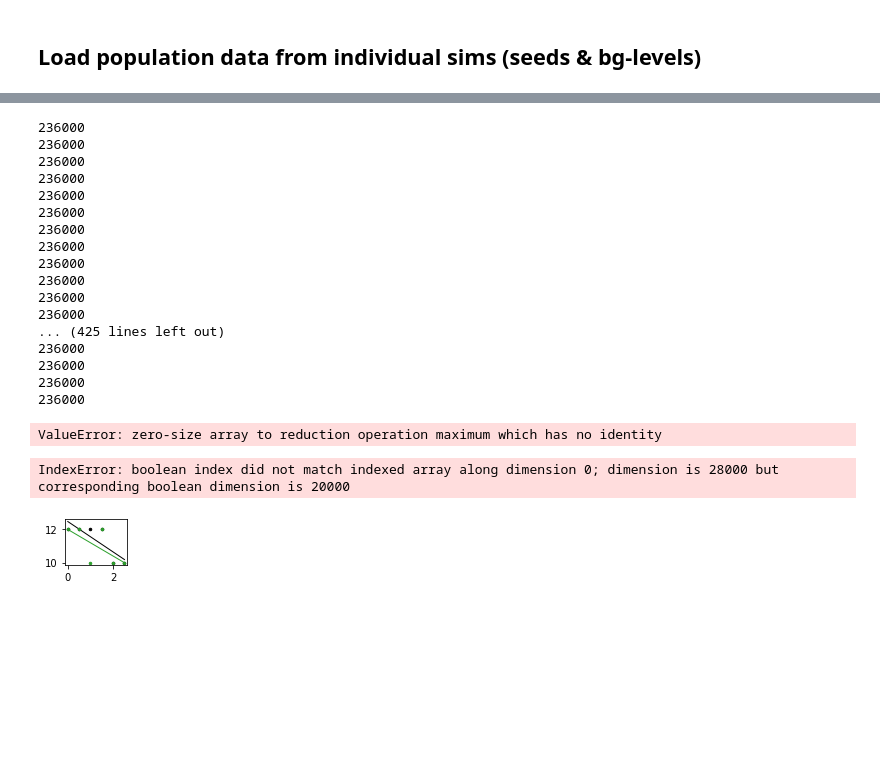
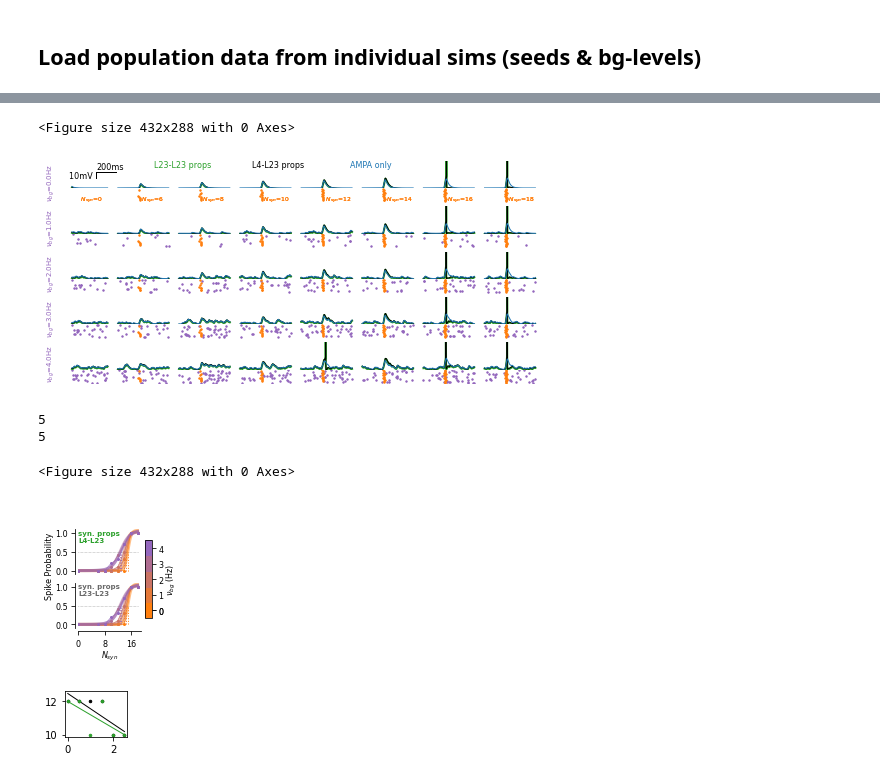
Before and after one commit to yzerlaut/zinc-NMDA-modulation, a Jupyter notebook: Sensitivity_to_Background_Modulation.ipynb, the cells around one changed output, grey strips where cells are left out. Cells and saved outputs as stored; diff of their text form; code cells hidden in the pictures; blank space fills up the shorter version.

```diff
--- a/Sensitivity_to_Background_Modulation.ipynb
+++ b/Sensitivity_to_Background_Modulation.ipynb
@@ -122,41 +103,53 @@ RESP_ACTIVE_PER_STIM
+# %%
+%run bash/load_batch_simulations.py
+RESP_ACTIVE = build_full_dataset(key='active',
+                                 folder = os.path.join('data', 'bg-modul'),
+                                 filename_only=True)
+# %%
+%run plots/plot_single_sim_bg_data.py
+# from datavyz import graph_env_dark_notebook as ge
+# props = {'NSTIMs':None,#[0, 6, 8, 10, 12, 14],
+#          'alphaZn':[0.45, 0.45],
+#          'syn_location':5, 'stimseeds':[0], 'figsize':(2.5,.1), 'view':[-300,450], 'shift':100}
+
+%run plots/plot_single_sim_bg_data.py
+props = {'NSTIMs':None,
+         'alphaZn':[0.45, 0.45],
+         'syn_location':5, 'stimseeds':[0], 'seeds':[0],
+         'with_ampa_only':True,
+         'LWS':[2,1,1], 'COLORS':[ge.green, 'k'],
+         'LABELS':['L23-L23 props', 'L4-L23 props', 'AMPA only'],
+         'bar_scale_args':dict(Xbar = 200, Xbar_label='200ms', Ybar = 10, Ybar_label='10mV ', loc=(0.08,0.6), orientation='right-bottom'),
+         'figsize':(2.8,.1), 'view':[-200,300], 'shift':100, 'VLIM':[-76,-30]}
+
+fig = plot_single_sim_bg_data(RESP_ACTIVE, ge, bg_levels=[0.,1,2,3,4], **props)
+fig.savefig(os.path.join('figures', 'bg-dep-active-full-example-single-trial.png'), dpi=300)
+# %% [output]
+<Figure size 432x288 with 0 Axes>
+[figure, added]
 # %%
 %run bash/load_batch_simulations.py
 RESP_ACTIVE_PER_STIM = build_full_dataset_per_stim(key='active',
-                                                   with_Vm_trace=False,
-                                                   filename_only=True,
-                                                   folder='D:')
+                                                   with_Vm_trace=True,
+                                                   folder = os.path.join('data', 'bg-modul'),
+                                                   # folder='D:',
+                                                   filename_only=True)
-# %% [output]
-236000
-236000
-236000
-236000
-236000
-236000
-236000
-236000
-236000
-236000
-236000
-236000
-... (425 lines left out)
-236000
-236000
-236000
-236000
-# %%
-FREE = get_trial_average_responses(RESP_ACTIVE_PER_STIM, alphaZn=0.45, **props)
-# %% [output]
-ValueError: zero-size array to reduction operation maximum which has no identity
 # %%
 %run plots/show_trial_average_responses.py
-props = {'syn_location':1, 'thresholds':{'Proba':0.8}} # 'VLIM':[-76,0],
-FREE = get_trial_average_responses(RESP_ACTIVE_PER_STIM, alphaZn=0.45, **props)
-CHELATED = get_trial_average_responses(RESP_ACTIVE_PER_STIM, alphaZn=0., **props)
-fig_BG12 = show_response_bg_dep(FREE, CHELATED, method='Proba', ge=ge,
-                                ylim=[-0.1,1.1], xlim=[0,14], BG_levels=[0,0.5,1.,1.5,2,2.5],
-                                crossing=0.8).savefig('figures/fig22.svg')
+props = {'syn_location':5, 'thresholds':{'Proba':0.5}} # 'VLIM':[-76,0],
+FREE = get_trial_average_responses(RESP_ACTIVE_PER_STIM,
+                                   alphaZn=0.45, **props)
+CHELATED = get_trial_average_responses(RESP_ACTIVE_PER_STIM,
+                                       alphaZn=0., **props)
+fig_BG12 = show_response_bg_dep(FREE, FREE, method='Proba', ge=ge,
+                                ylim=[-0.1,1.1], xlim=[0,19],
+                                # BG_levels=[0,1.,2,3.],
+                                crossing=props['thresholds']['Proba'])#.savefig('figures/fig22.svg')
 # %% [output]
-IndexError: boolean index did not match indexed array along dimension 0; dimension is 28000 but corresponding boolean dimension is 20000
+5
+5
+<Figure size 432x288 with 0 Axes>
+[figure, added]
 # %%
 WITH_PLOT = True
 SLOPES = {'free':[], 'chelated':[]}
```
Also changed, not shown: parts of 51 cells of this notebook, 6 other files.
